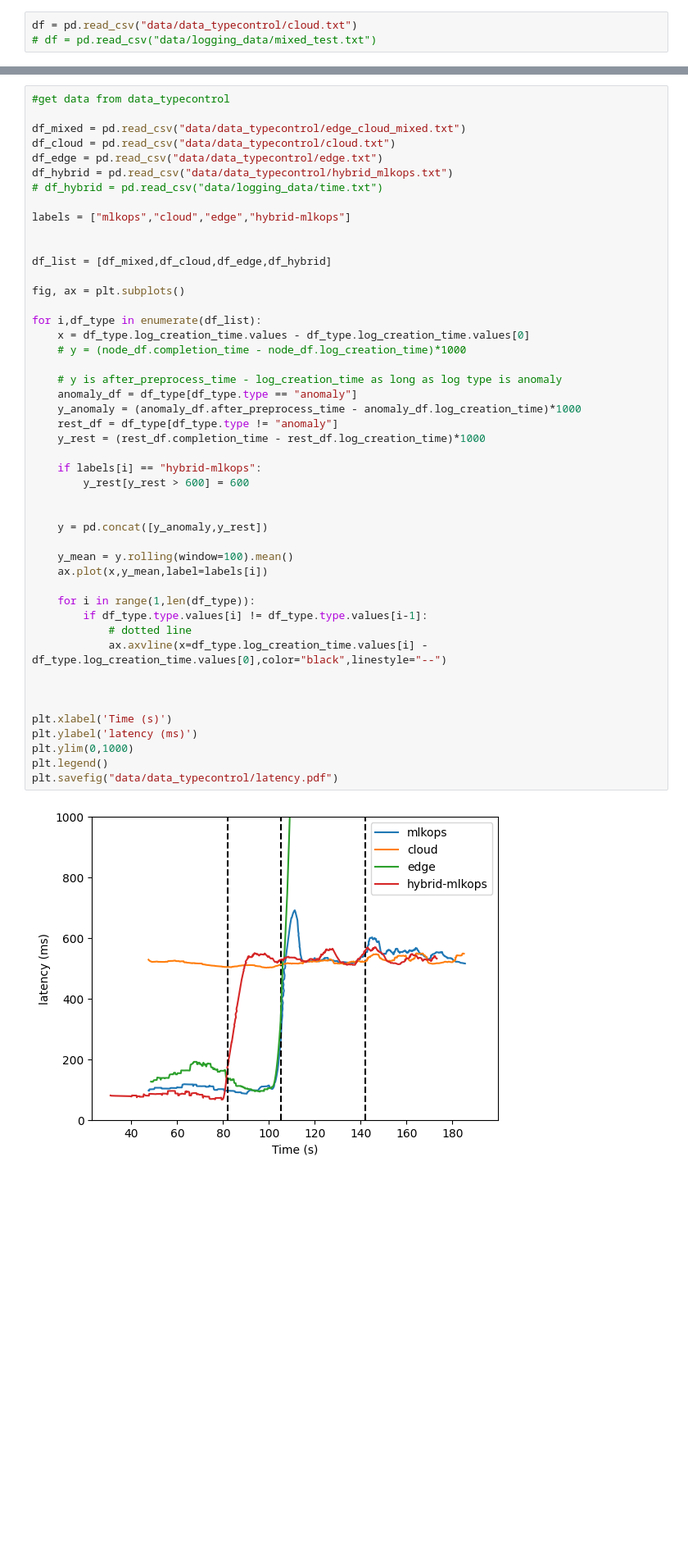
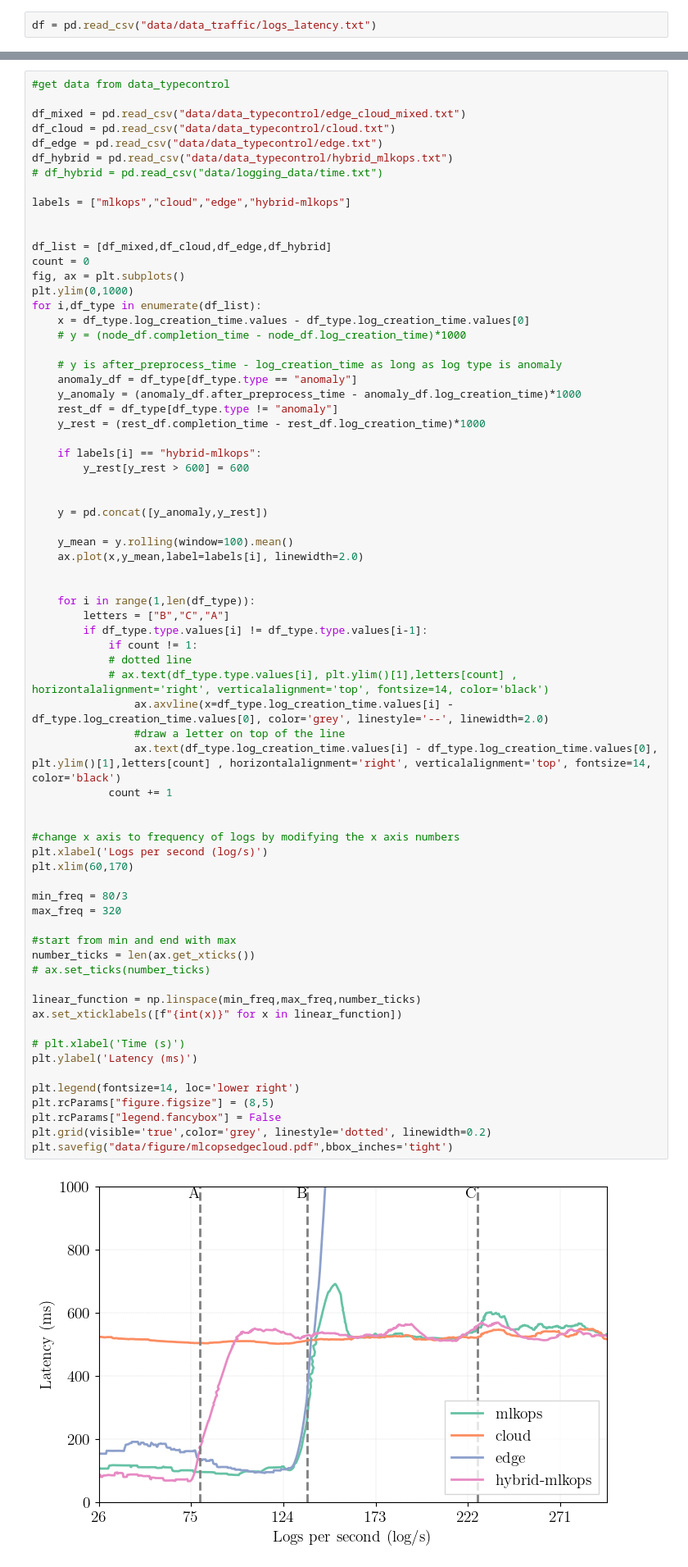
Before and after one commit to Lucaserf/ObsProject, a Jupyter notebook: data/data_visualization.ipynb, the cells around one changed output, grey strips where cells are left out. Shown at 82% size. Cells and saved outputs as stored; diff of their text form; blank space fills up the shorter version.

```diff
--- a/data/data_visualization.ipynb
+++ b/data/data_visualization.ipynb
@@ -206,8 +232,7 @@ df.head()
 | 3 | zxvxh | 4 | anomaly | 1.738943e+09 | 1.738943e+09 | 1.738943e+09 | 1.738943e+09 | ... |
 | 4 | zxvxh | 5 | anomaly | 1.738943e+09 | 1.738943e+09 | 1.738943e+09 | 1.738943e+09 | ... |
 # %%
-df = pd.read_csv("data/data_typecontrol/cloud.txt")
-# df = pd.read_csv("data/logging_data/mixed_test.txt")
+df = pd.read_csv("data/data_traffic/logs_latency.txt")
 # %%
 #get index and time for each id_node
 #three colors
@@ -288,43 +366,66 @@ df_hybrid = pd.read_csv("data/data_typecontrol/hybrid_mlkops.txt")
 labels = ["mlkops","cloud","edge","hybrid-mlkops"]
 
 
 df_list = [df_mixed,df_cloud,df_edge,df_hybrid]
-
+count = 0
 fig, ax = plt.subplots()
-
+plt.ylim(0,1000)
 for i,df_type in enumerate(df_list):
     x = df_type.log_creation_time.values - df_type.log_creation_time.values[0]
     # y = (node_df.completion_time - node_df.log_creation_time)*1000
 
     # y is after_preprocess_time - log_creation_time as long as log type is anomaly
     anomaly_df = df_type[df_type.type == "anomaly"]
     y_anomaly = (anomaly_df.after_preprocess_time - anomaly_df.log_creation_time)*1000
     rest_df = df_type[df_type.type != "anomaly"]
     y_rest = (rest_df.completion_time - rest_df.log_creation_time)*1000
 
     if labels[i] == "hybrid-mlkops":
         y_rest[y_rest > 600] = 600
 
 
     y = pd.concat([y_anomaly,y_rest])
 
     y_mean = y.rolling(window=100).mean()
-    ax.plot(x,y_mean,label=labels[i])
+    ax.plot(x,y_mean,label=labels[i], linewidth=2.0)
+
 
     for i in range(1,len(df_type)):
+        letters = ["B","C","A"]
         if df_type.type.values[i] != df_type.type.values[i-1]:
+            if count != 1:
             # dotted line
-            ax.axvline(x=df_type.log_creation_time.values[i] - df_type.log_creation_time.values[0],color="black",linestyle="--")
+            # ax.text(df_type.type.values[i], plt.ylim()[1],letters[count] , horizontalalignment='right', verticalalignment='top', fontsize=14, color='black')
+                ax.axvline(x=df_type.log_creation_time.values[i] - df_type.log_creation_time.values[0], color='grey', linestyle='--', linewidth=2.0)
+                #draw a letter on top of the line
+                ax.text(df_type.log_creation_time.values[i] - df_type.log_creation_time.values[0], plt.ylim()[1],letters[count] , horizontalalignment='right', verticalalignment='top', fontsize=14, color='black')
+            count += 1
 
 
+#change x axis to frequency of logs by modifying the x axis numbers
+plt.xlabel('Logs per second (log/s)')
+plt.xlim(60,170)
 
-plt.xlabel('Time (s)')
-plt.ylabel('latency (ms)')
-plt.ylim(0,1000)
-plt.legend()
-plt.savefig("data/data_typecontrol/latency.pdf")
+min_freq = 80/3
+max_freq = 320
+
+#start from min and end with max
+number_ticks = len(ax.get_xticks())
+# ax.set_ticks(number_ticks)
+
+linear_function = np.linspace(min_freq,max_freq,number_ticks)
+ax.set_xticklabels([f"{int(x)}" for x in linear_function])
+
+# plt.xlabel('Time (s)')
+plt.ylabel('Latency (ms)')
+
+plt.legend(fontsize=14, loc='lower right')
+plt.rcParams["figure.figsize"] = (8,5)
+plt.rcParams["legend.fancybox"] = False
+plt.grid(visible='true',color='grey', linestyle='dotted', linewidth=0.2)
+plt.savefig("data/figure/mlcopsedgecloud.pdf",bbox_inches='tight')
 # %% [output]
-[figure, old version]
+[figure, new version]
 # %%
 
 df_batch8 = pd.read_csv("data/data_batching/8_batch.txt")
```
Also changed, not shown: parts of 11 cells of this notebook, 17 other files.
